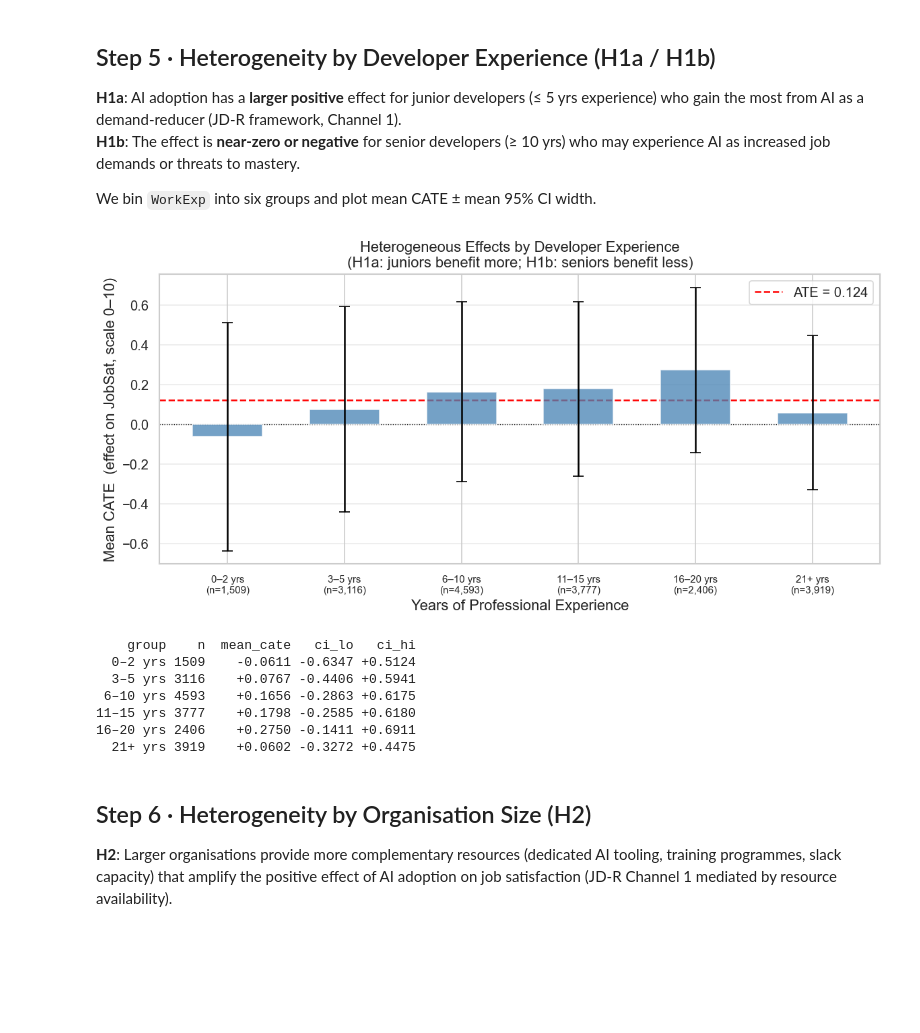
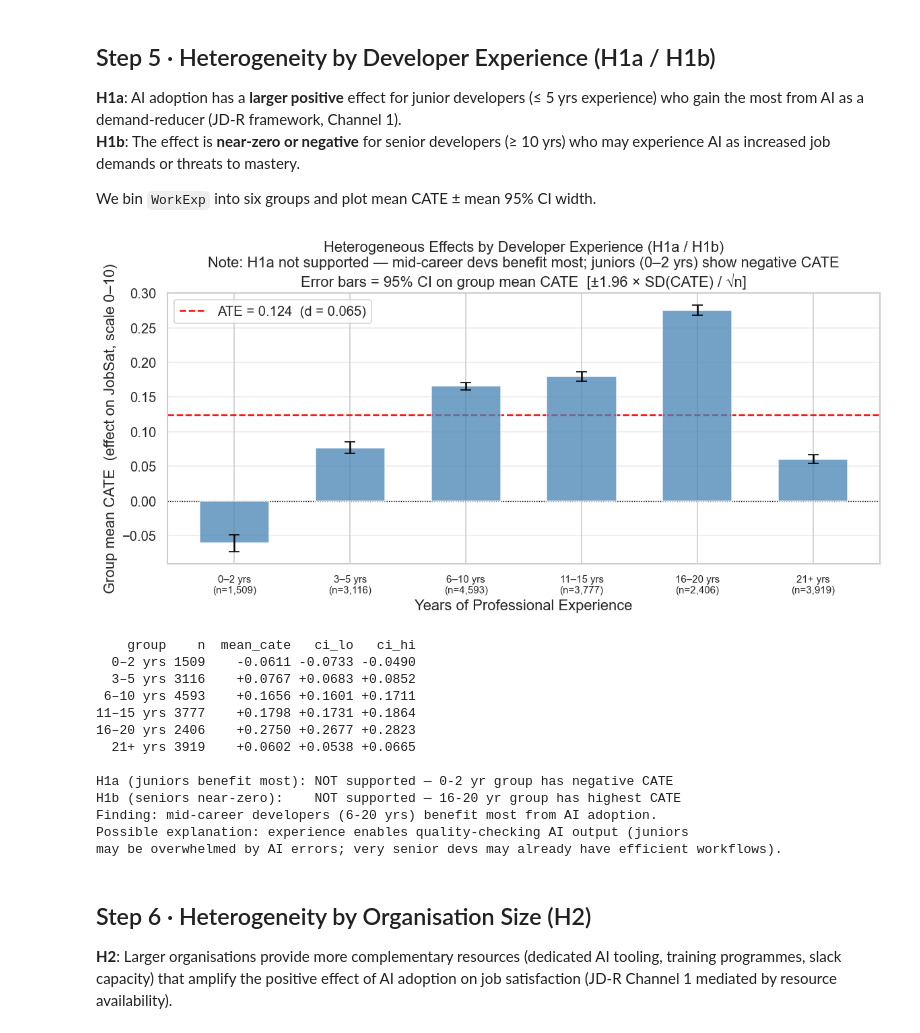
Before and after one commit to SivertIvarhus/Master-Thesis-NOVA-SBE-BA, a Jupyter notebook: notebooks/03-modeling.ipynb, the cells around one changed output. Cells and saved outputs as stored; diff of their text form; code cells hidden in the pictures; blank space fills up the shorter version.

```diff
--- a/notebooks/03-modeling.ipynb
+++ b/notebooks/03-modeling.ipynb
@@ -316,7 +336,7 @@ We bin `WorkExp` into six groups and plot mean CATE ± mean 95% CI width.
 work_exp = df["WorkExp"].values
 
 bins   = [0, 2, 5, 10, 15, 20, 51]
-labels = ["0–2 yrs", "3–5 yrs", "6–10 yrs", "11–15 yrs", "16–20 yrs", "21+ yrs"]
+labels = ["0\u20132 yrs", "3\u20135 yrs", "6\u201310 yrs", "11\u201315 yrs", "16\u201320 yrs", "21+ yrs"]
 
 exp_groups = pd.cut(pd.Series(work_exp), bins=bins, labels=labels, right=True, include_lowest=True)
 
@@ -325,51 +345,73 @@ for grp in labels:
     mask = (exp_groups == grp).values
     if mask.sum() < 20:
         continue
+    grp_cates = cates[mask]
+    n         = mask.sum()
+    mean_c    = grp_cates.mean()
+    # Group-level SE: std of individual CATEs / sqrt(n)
+    # (proper group inference, not average of individual CIs)
+    group_se  = grp_cates.std() / np.sqrt(n)
     rows.append({
         "group"     : grp,
-        "n"         : mask.sum(),
-        "mean_cate" : cates[mask].mean(),
-        "ci_lo"     : ci_lower[mask].mean(),
-        "ci_hi"     : ci_upper[mask].mean(),
+        "n"         : n,
+        "mean_cate" : mean_c,
+        "ci_lo"     : mean_c - 1.96 * group_se,
+        "ci_hi"     : mean_c + 1.96 * group_se,
     })
 res_exp = pd.DataFrame(rows)
 res_exp.to_csv(TABLES / "cate_by_experience.csv", index=False)
 
 fig, ax = plt.subplots(figsize=(10, 5))
 x = np.arange(len(res_exp))
 bars = ax.bar(x, res_exp["mean_cate"], color="steelblue", alpha=0.75, zorder=3, width=0.6)
 ax.errorbar(
     x, res_exp["mean_cate"],
     yerr=[res_exp["mean_cate"] - res_exp["ci_lo"],
           res_exp["ci_hi"]    - res_exp["mean_cate"]],
     fmt="none", color="black", capsize=5, lw=1.5, zorder=4,
 )
 ax.axhline(0,   color="black",  lw=0.8, ls=":")
-ax.axhline(ate, color="red",    lw=1.5, ls="--", label=f"ATE = {ate:.3f}")
+ax.axhline(ate, color="red",    lw=1.5, ls="--", label=f"ATE = {ate:.3f}  (d = {ate/Y.std():.3f})")
 ax.set_xticks(x)
 ax.set_xticklabels(
     [f"{g}\n(n={n:,})" for g, n in zip(res_exp["group"], res_exp["n"])],
     fontsize=9,
 )
 ax.set_xlabel("Years of Professional Experience")
-ax.set_ylabel("Mean CATE  (effect on JobSat, scale 0–10)")
-ax.set_title("Heterogeneous Effects by Developer Experience\n(H1a: juniors benefit more; H1b: seniors benefit less)")
+ax.set_ylabel("Group mean CATE  (effect on JobSat, scale 0\u201310)")
+ax.set_title(
+    "Heterogeneous Effects by Developer Experience (H1a / H1b)\n"
+    "Note: H1a not supported — mid-career devs benefit most; juniors (0\u20132 yrs) show negative CATE\n"
+    "Error bars = 95% CI on group mean CATE  [\xb11.96 \xd7 SD(CATE) / \u221an]"
+)
 ax.legend()
 ax.grid(axis="y", alpha=0.4, zorder=0)
 plt.tight_layout()
 plt.savefig(FIGURES / "cate_by_experience.png", dpi=150, bbox_inches="tight")
 plt.show()
 
 print(res_exp[["group","n","mean_cate","ci_lo","ci_hi"]].to_string(index=False, float_format="{:+.4f}".format))
+print()
+print("H1a (juniors benefit most): NOT supported — 0-2 yr group has negative CATE")
+print("H1b (seniors near-zero):    NOT supported — 16-20 yr group has highest CATE")
+print("Finding: mid-career developers (6-20 yrs) benefit most from AI adoption.")
+print("Possible explanation: experience enables quality-checking AI output (juniors")
+print("may be overwhelmed by AI errors; very senior devs may already have efficient workflows).")
 # %% [output]
-[figure, old version]
+[figure, new version]
     group    n  mean_cate   ci_lo   ci_hi
-  0–2 yrs 1509    -0.0611 -0.6347 +0.5124
-  3–5 yrs 3116    +0.0767 -0.4406 +0.5941
- 6–10 yrs 4593    +0.1656 -0.2863 +0.6175
-11–15 yrs 3777    +0.1798 -0.2585 +0.6180
-16–20 yrs 2406    +0.2750 -0.1411 +0.6911
-  21+ yrs 3919    +0.0602 -0.3272 +0.4475
+  0–2 yrs 1509    -0.0611 -0.0733 -0.0490
+  3–5 yrs 3116    +0.0767 +0.0683 +0.0852
+ 6–10 yrs 4593    +0.1656 +0.1601 +0.1711
+11–15 yrs 3777    +0.1798 +0.1731 +0.1864
+16–20 yrs 2406    +0.2750 +0.2677 +0.2823
+  21+ yrs 3919    +0.0602 +0.0538 +0.0665
+
+H1a (juniors benefit most): NOT supported — 0-2 yr group has negative CATE
+H1b (seniors near-zero):    NOT supported — 16-20 yr group has highest CATE
+Finding: mid-career developers (6-20 yrs) benefit most from AI adoption.
+Possible explanation: experience enables quality-checking AI output (juniors
+may be overwhelmed by AI errors; very senior devs may already have efficient workflows).
 # %% [markdown]
 ## Step 6 · Heterogeneity by Organisation Size (H2)
 
```
Also changed, not shown: parts of 8 cells of this notebook.
